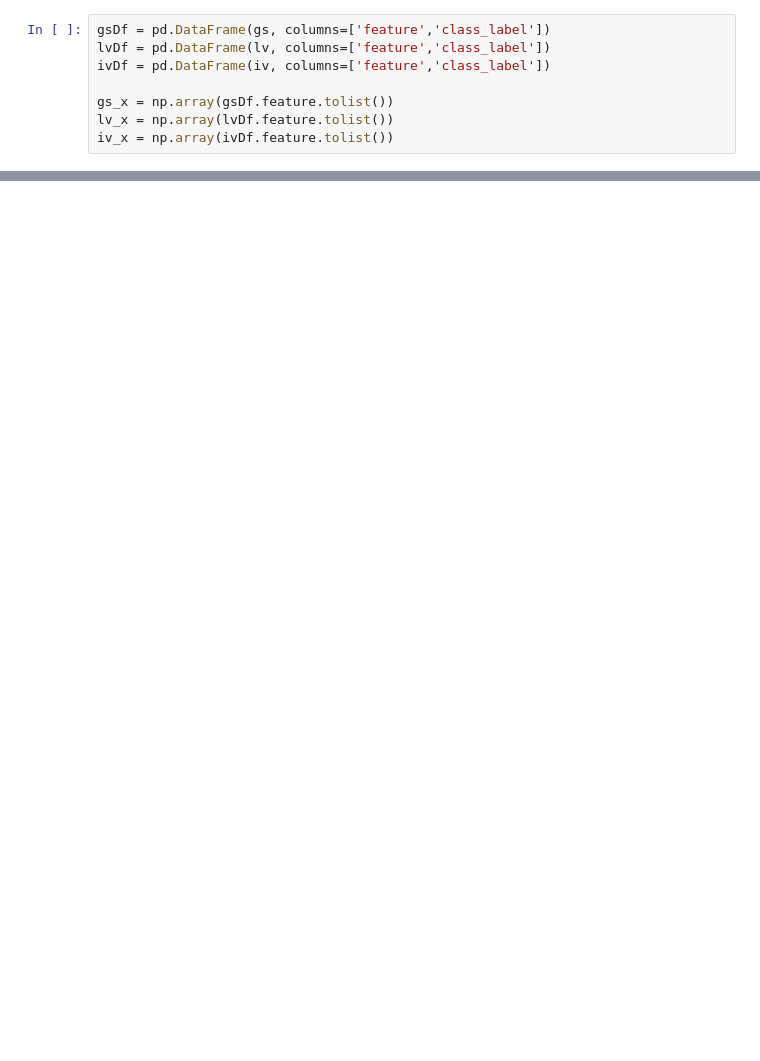
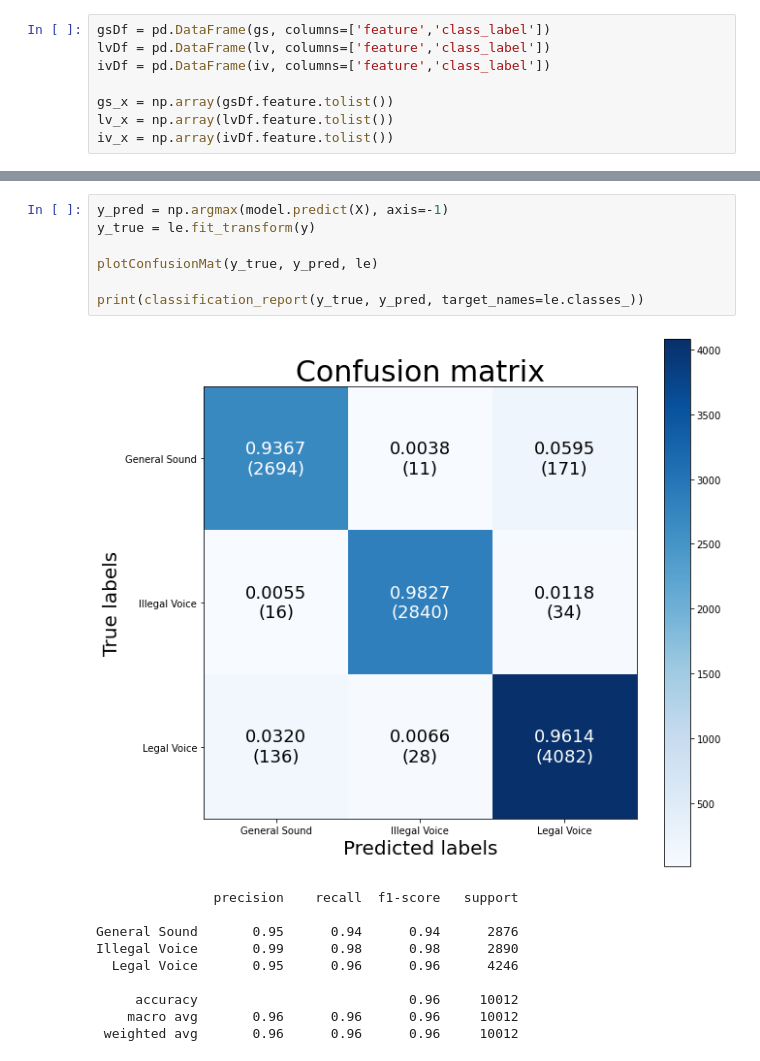
Before and after one commit to binAudioMeo/keras-CNN-MFCC, a Jupyter notebook: Binary_Classification/Audio_Classification.ipynb, the cells around one changed output, grey strips where cells are left out. Drawn from its saved outputs; the diff is of its cells as text; blank space fills up the shorter version.

```diff
--- a/Binary_Classification/Audio_Classification.ipynb
+++ b/Binary_Classification/Audio_Classification.ipynb
@@ -312,0 +321,18 @@ General Sound
+# %%
+y_pred = np.argmax(model.predict(X), axis=-1)
+y_true = le.fit_transform(y)
+
+plotConfusionMat(y_true, y_pred, le)
+
+print(classification_report(y_true, y_pred, target_names=le.classes_))
+# %% [output]
+[figure, added]
+               precision    recall  f1-score   support
+
+General Sound       0.95      0.94      0.94      2876
+Illegal Voice       0.99      0.98      0.98      2890
+  Legal Voice       0.95      0.96      0.96      4246
+
+     accuracy                           0.96     10012
+    macro avg       0.96      0.96      0.96     10012
+ weighted avg       0.96      0.96      0.96     10012
```
Also changed, not shown: parts of 9 cells of this notebook.
